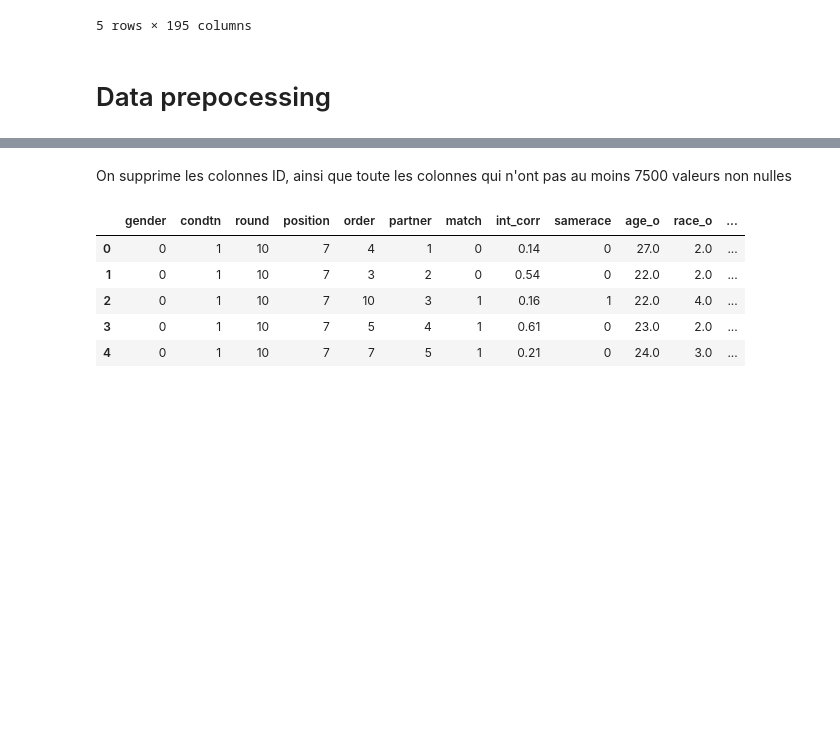
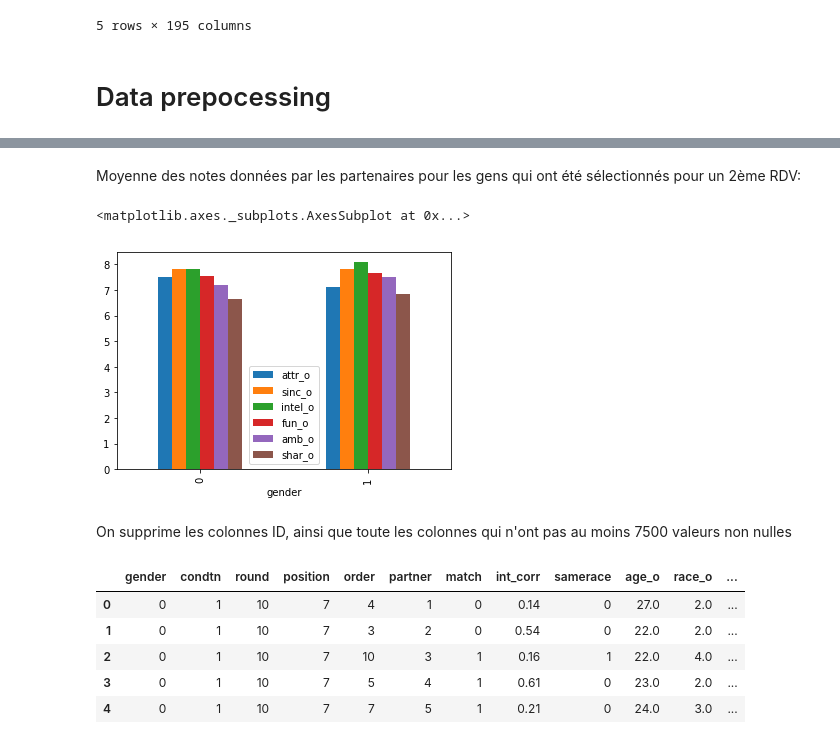
Before and after one commit to tbazzi/Data-Science---Fullstack-Bootcamp, a Jupyter notebook: S2_ProjetSpeedDating_V2.ipynb, the cells around one changed output, grey strips where cells are left out. Drawn from its saved outputs; the diff is of its cells as text; code cells hidden in the pictures; blank space fills up the shorter version.

```diff
--- a/S2_ProjetSpeedDating_V2.ipynb
+++ b/S2_ProjetSpeedDating_V2.ipynb
@@ -38,3 +81,10 @@ speedDatingData_sliced.head()
+# %% [markdown]
+Moyenne des notes données par les partenaires pour les gens qui ont été sélectionnés pour un 2ème RDV:
+# %%
+speedDatingData_grouped_matched.plot.bar()
+# %% [output]
+<matplotlib.axes._subplots.AxesSubplot at 0x...>
+[figure, added]
 # %% [markdown]
 On supprime les colonnes ID, ainsi que toute les colonnes qui n'ont pas au moins 7500 valeurs non nulles
 # %%
```
Also changed, not shown: parts of 16 cells of this notebook.
